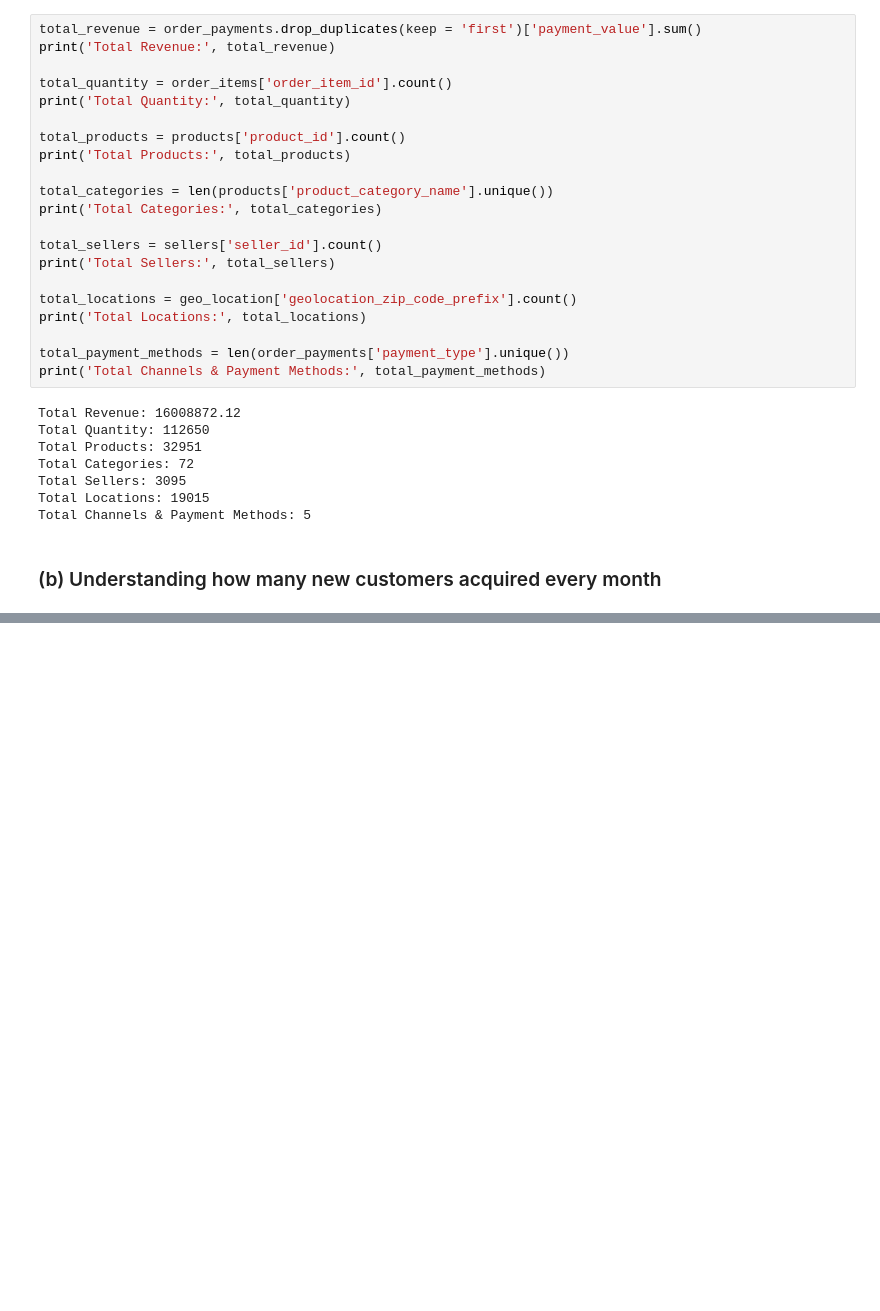
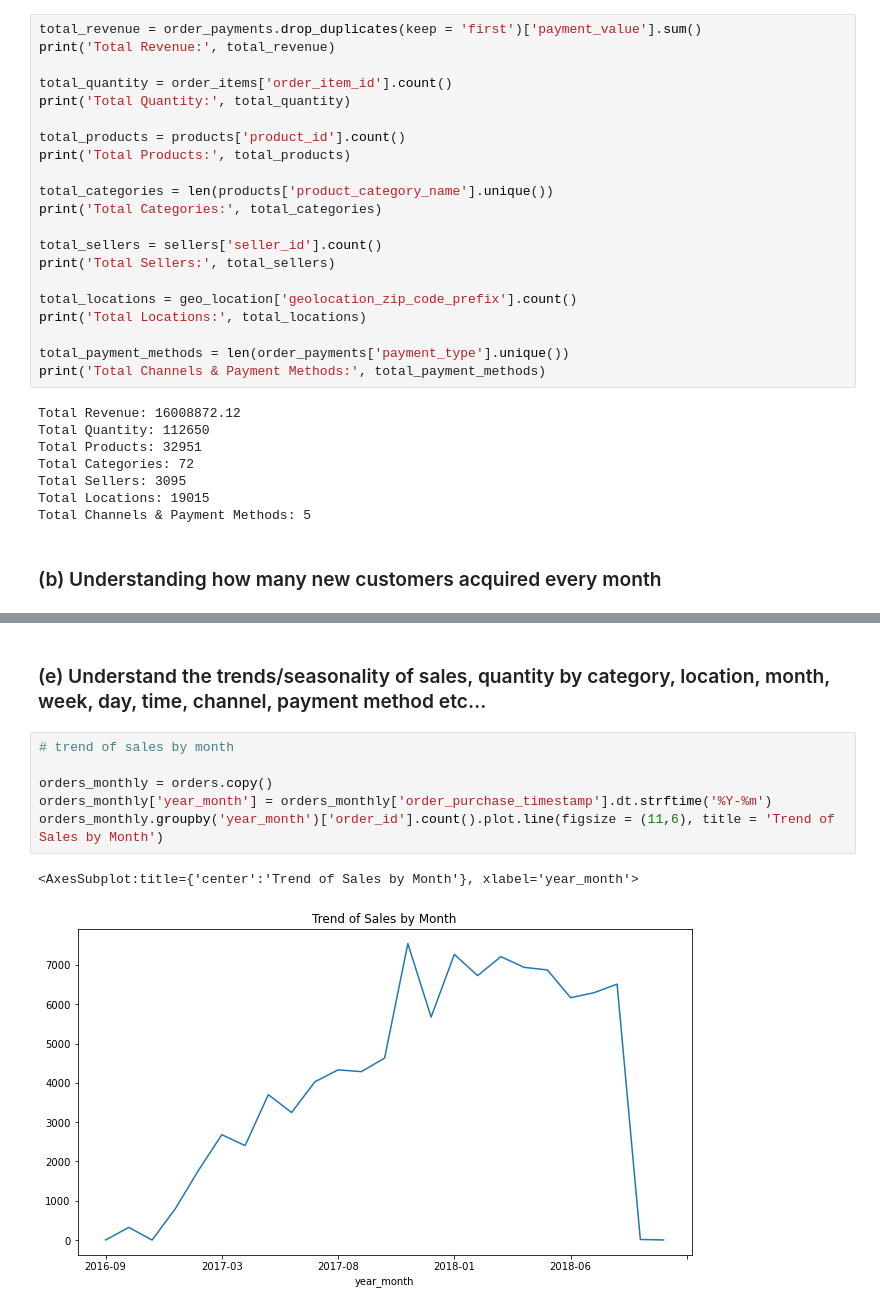
Before and after one commit to sakshisv/Marketing-Analytics-for-E-Commerce, a Jupyter notebook: Marketing Analytics (Python).ipynb, the cells around one changed output, grey strips where cells are left out. Saved outputs shown, nothing was run; the diff lists cells and outputs as text; blank space fills up the shorter version.

```diff
--- a/Marketing Analytics (Python).ipynb
+++ b/Marketing Analytics (Python).ipynb
@@ -609,0 +608,11 @@ revenue_details
+# %% [markdown]
+### (e) Understand the trends/seasonality of sales, quantity by category, location, month, week, day, time, channel, payment method etc…
+# %%
+# trend of sales by month
+
+orders_monthly = orders.copy()
+orders_monthly['year_month'] = orders_monthly['order_purchase_timestamp'].dt.strftime('%Y-%m')
+orders_monthly.groupby('year_month')['order_id'].count().plot.line(figsize = (11,6), title = 'Trend of Sales by Month')
+# %% [output]
+<AxesSubplot:title={'center':'Trend of Sales by Month'}, xlabel='year_month'>
+[figure, added]
```
Also changed, not shown: parts of 57 cells of this notebook.
